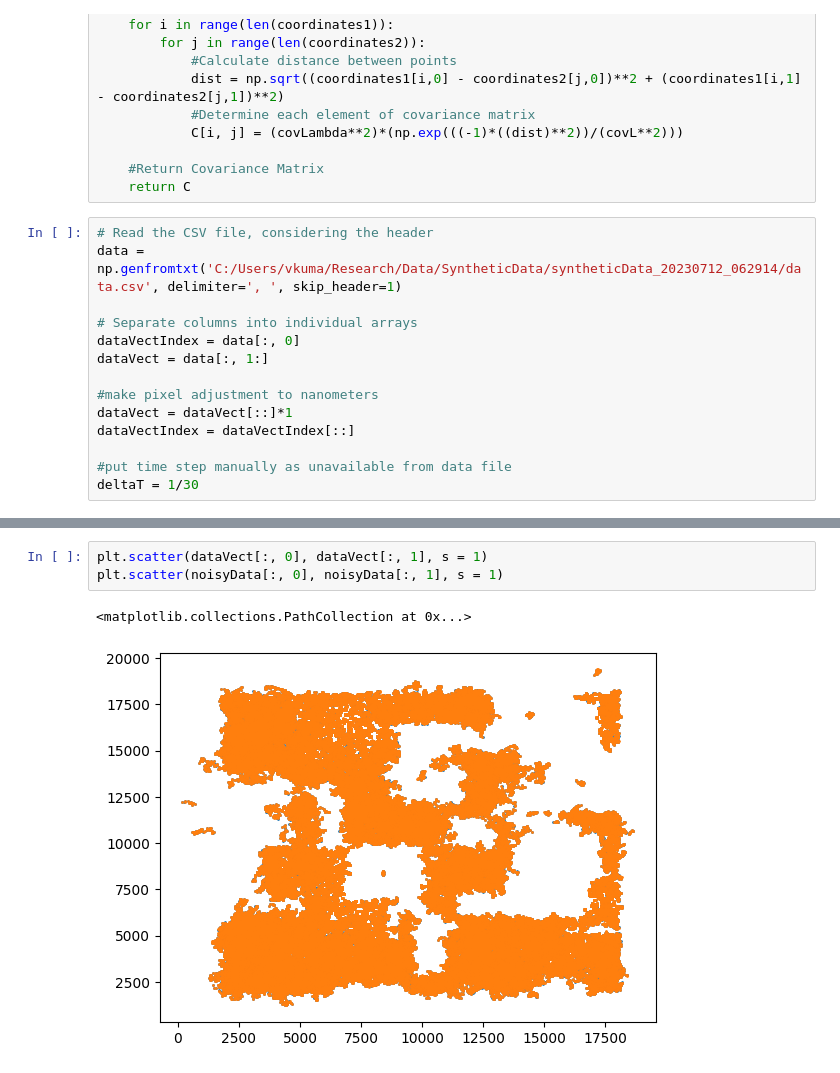
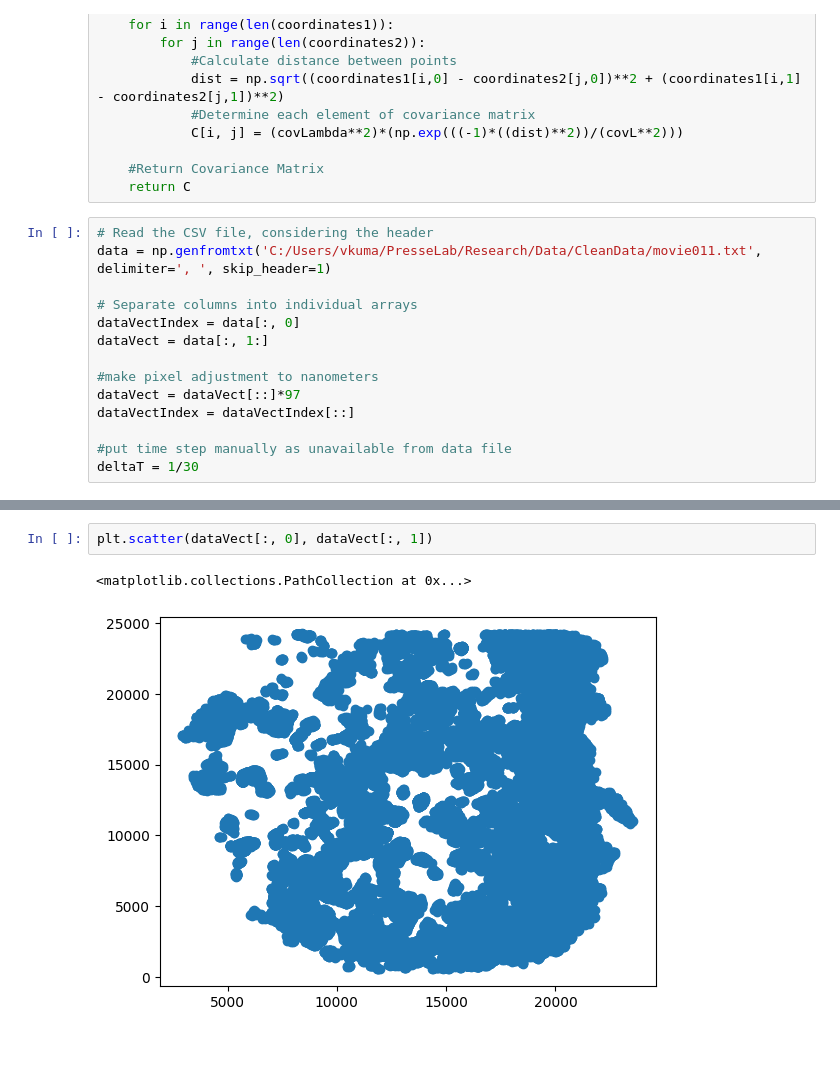
Before and after one commit to vkumar61/GPcurve, a Jupyter notebook: Auxilliary/scratch.ipynb, the cells around one changed output, grey strips where cells are left out. Drawn from its saved outputs; the diff is of its cells as text.

```diff
--- a/Auxilliary/scratch.ipynb
+++ b/Auxilliary/scratch.ipynb
@@ -24,14 +24,14 @@ def covMat(coordinates1, coordinates2, covLambda, covL):
     return C
 # %%
 # Read the CSV file, considering the header
-data = np.genfromtxt('C:/Users/vkuma/Research/Data/SyntheticData/syntheticData_20230712_062914/data.csv', delimiter=', ', skip_header=1)
+data = np.genfromtxt('C:/Users/vkuma/PresseLab/Research/Data/CleanData/movie011.txt', delimiter=', ', skip_header=1)
 
 # Separate columns into individual arrays
 dataVectIndex = data[:, 0]
 dataVect = data[:, 1:]
 
 #make pixel adjustment to nanometers
-dataVect = dataVect[::]*1
+dataVect = dataVect[::]*97
 dataVectIndex = dataVectIndex[::]
 
 #put time step manually as unavailable from data file
@@ -58,6 +108,5 @@ np.mean(np.abs(dataCoordinates-sampleCoordinates))
 # %%
-plt.scatter(dataVect[:, 0], dataVect[:, 1], s = 1)
-plt.scatter(noisyData[:, 0], noisyData[:, 1], s = 1)
+plt.scatter(dataVect[:, 0], dataVect[:, 1])
 # %% [output]
 <matplotlib.collections.PathCollection at 0x...>
-[figure, old version]
+[figure, new version]
```
Also changed, not shown: parts of 8 cells of this notebook, 5 other files.
